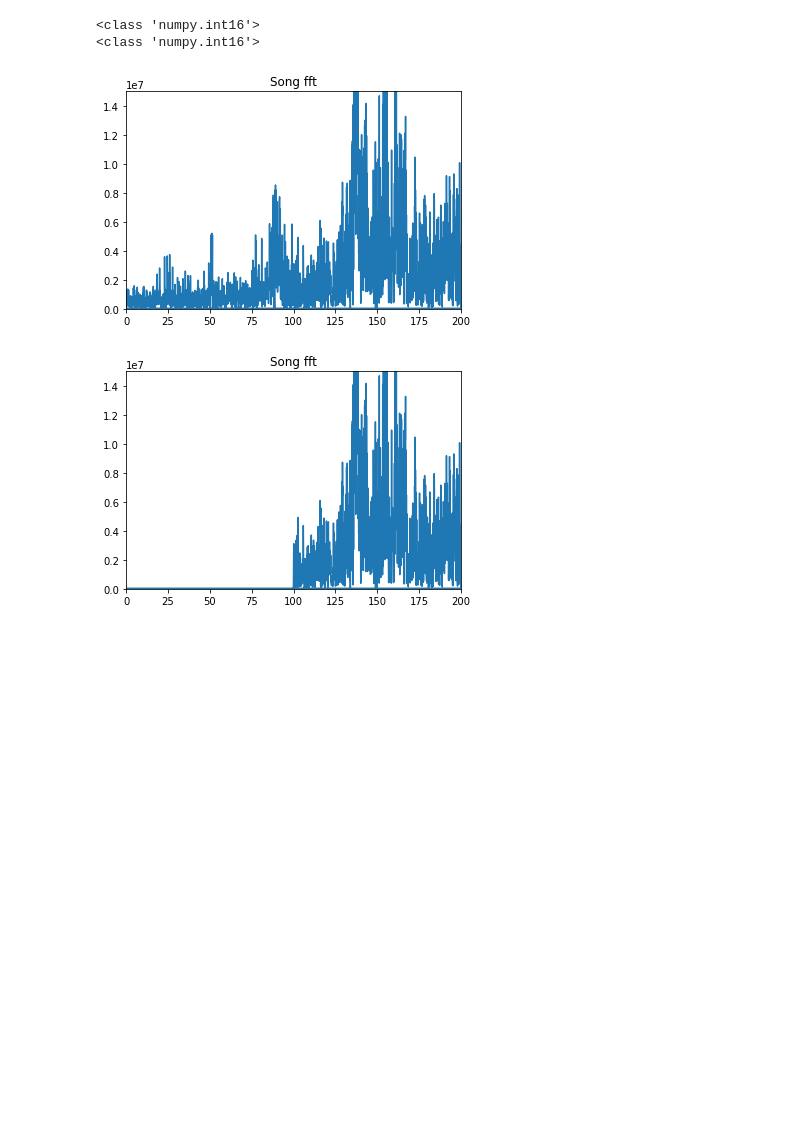
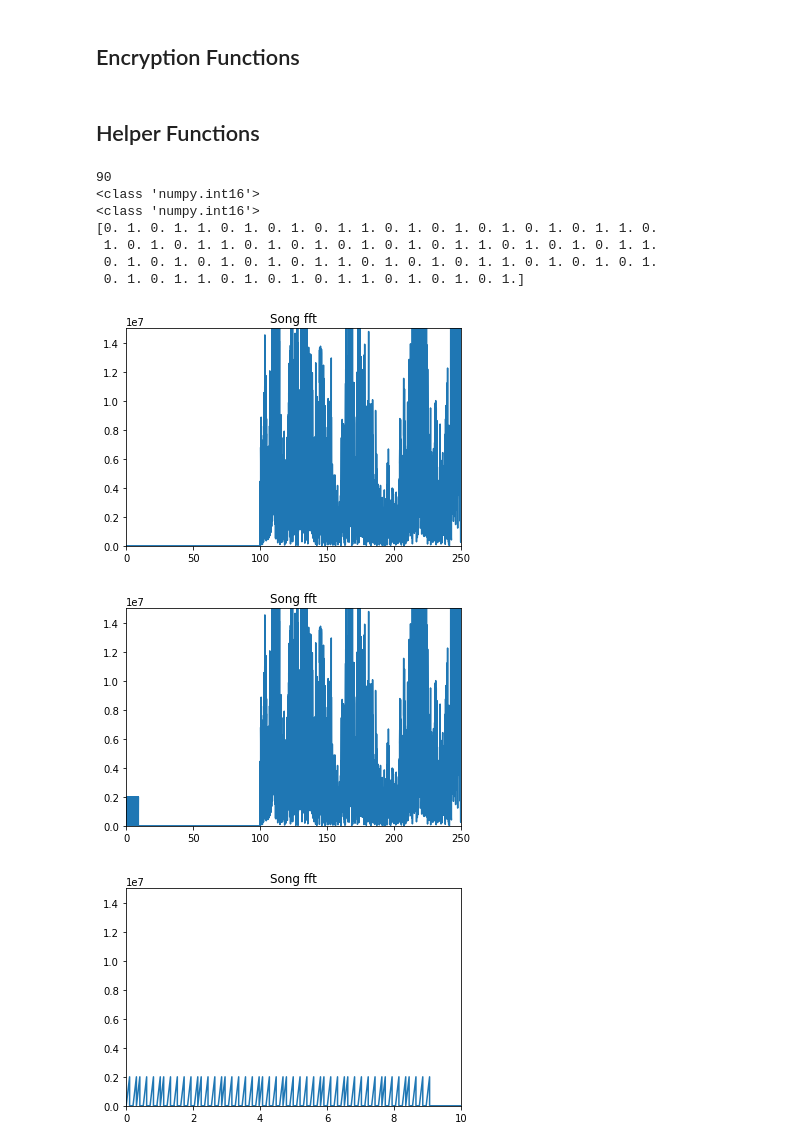
Before and after one commit to Carciax/EEE4114F-PRJ, a Jupyter notebook: Low Frequency Hiding.ipynb, the cells around one changed output. Drawn from its saved outputs; the diff is of its cells as text; code cells hidden in the pictures; blank space fills up the shorter version.

```diff
--- a/Low Frequency Hiding.ipynb
+++ b/Low Frequency Hiding.ipynb
@@ -37,41 +74,41 @@ def pad_audio(audio, fs, df):
+# %% [markdown]
+## Encryption Functions
+# %% [markdown]
+## Helper Functions
 # %%
-import numpy as np
-def remove_low_frequencies(audio, fs, f_max):
-
+def plot_fft(audio, fs, f_max = 250):
+    f_full = scipy.fftpack.rfftfreq(len(audio), 1/fs)
     audio_fft = scipy.fftpack.rfft(audio)
-
-    f_full = scipy.fftpack.fftfreq(len(audio), 1/fs)
-
     plt.figure()
     plt.plot(f_full, np.abs(audio_fft))
-    plt.xlim([0, f_max*2])
+    plt.xlim([0, f_max])
     plt.ylim([0, 1.5e7])
     plt.title('Song fft')
-
-    audio_fft[0:len(audio)*f_max//fs] = 0
-
-    plt.figure()
-    plt.plot(f_full, np.abs(audio_fft))
-    plt.xlim([0, f_max*2])
-    plt.ylim([0, 1.5e7])
-    plt.title('Song fft')
-
-    audio = np.real(scipy.fftpack.irfft(audio_fft))
-
-    return audio
-# %%
-def add_data(audio, data, df, f_min):
-    return audio
-# %%
-DELTA_FREQUENCIES = 0.1 # Hz
-LOWEST_FREQUENCY = 1 # Hz
-
-fs, audio = audio_from_wav('bumblebee_small.wav')
-pad_audio(audio, fs, DELTA_FREQUENCIES)
-remove_low_frequencies(audio, fs, 100)
-audio_to_wav(audio, 'bumblebee_small_no_low.wav', fs)
-# %% [output]
-<class 'numpy.int16'>
-<class 'numpy.int16'>
-[figure, removed]
-[figure, removed]
+# %%
+DELTA_FREQUENCIES = 0.1 # Hz
+LOWEST_FREQUENCY = 1 # Hz
+data = [0, 1, 0, 1, 1, 0, 1, 0, 1, 0, 1, 1, 0, 1, 0, 1, 0, 1, 0, 1, 0, 1, 1, 0, 1, 0, 1, 0, 1, 1, 0, 1, 0, 1, 0, 1, 0, 1, 0, 1, 1, 0, 1, 0, 1, 0, 1, 1, 0, 1, 0, 1, 0, 1, 0, 1, 0, 1, 1, 0, 1, 0, 1, 0, 1, 1, 0, 1, 0, 1, 0, 1, 0, 1, 0, 1, 1, 0, 1, 0, 1, 0, 1, 1, 0, 1, 0, 1, 0, 1]
+print(len(data))
+
+fs, audio = audio_from_wav('bumblebee_small.wav')
+pad_audio(audio, fs, DELTA_FREQUENCIES)
+audio = remove_low_frequencies(audio, fs, 100)
+plot_fft(audio, fs)
+audio = add_data(audio, data, 0.2e7, fs, DELTA_FREQUENCIES, LOWEST_FREQUENCY)
+plot_fft(audio, fs)
+plot_fft(audio, fs, 10)
+audio_to_wav(audio, 'bumblebee_small_with_data.wav', fs)
+
+data_r = recover_data(audio, 0.2e7, len(data), fs, DELTA_FREQUENCIES, LOWEST_FREQUENCY)
+print(data_r)
+# %% [output]
+90
+<class 'numpy.int16'>
+<class 'numpy.int16'>
+[0. 1. 0. 1. 1. 0. 1. 0. 1. 0. 1. 1. 0. 1. 0. 1. 0. 1. 0. 1. 0. 1. 1. 0.
+ 1. 0. 1. 0. 1. 1. 0. 1. 0. 1. 0. 1. 0. 1. 0. 1. 1. 0. 1. 0. 1. 0. 1. 1.
+ 0. 1. 0. 1. 0. 1. 0. 1. 0. 1. 1. 0. 1. 0. 1. 0. 1. 1. 0. 1. 0. 1. 0. 1.
+ 0. 1. 0. 1. 1. 0. 1. 0. 1. 0. 1. 1. 0. 1. 0. 1. 0. 1.]
+[figure, added]
+[figure, added]
+[figure, added]
```
Also changed, not shown: parts of 9 cells of this notebook, 9 other files.
